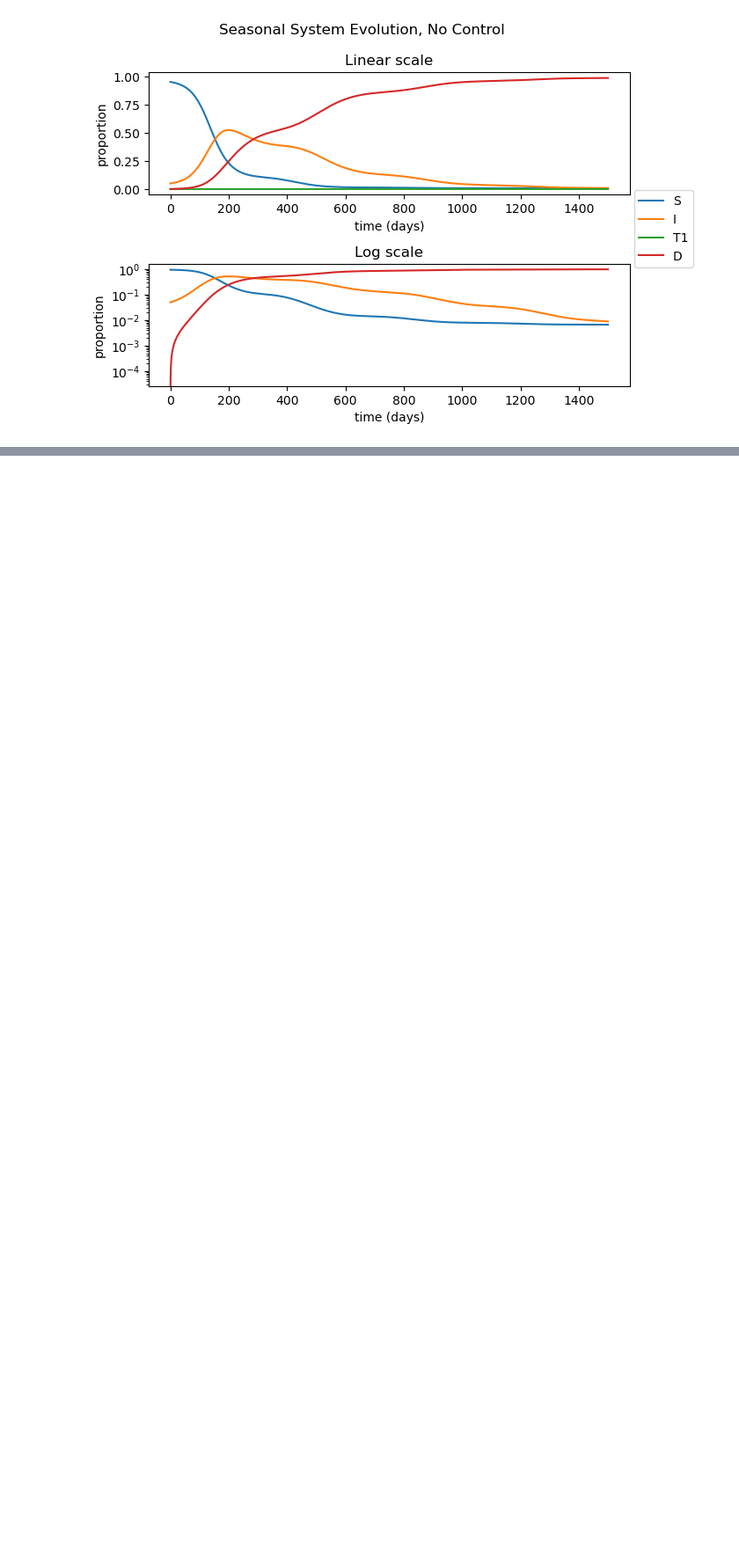
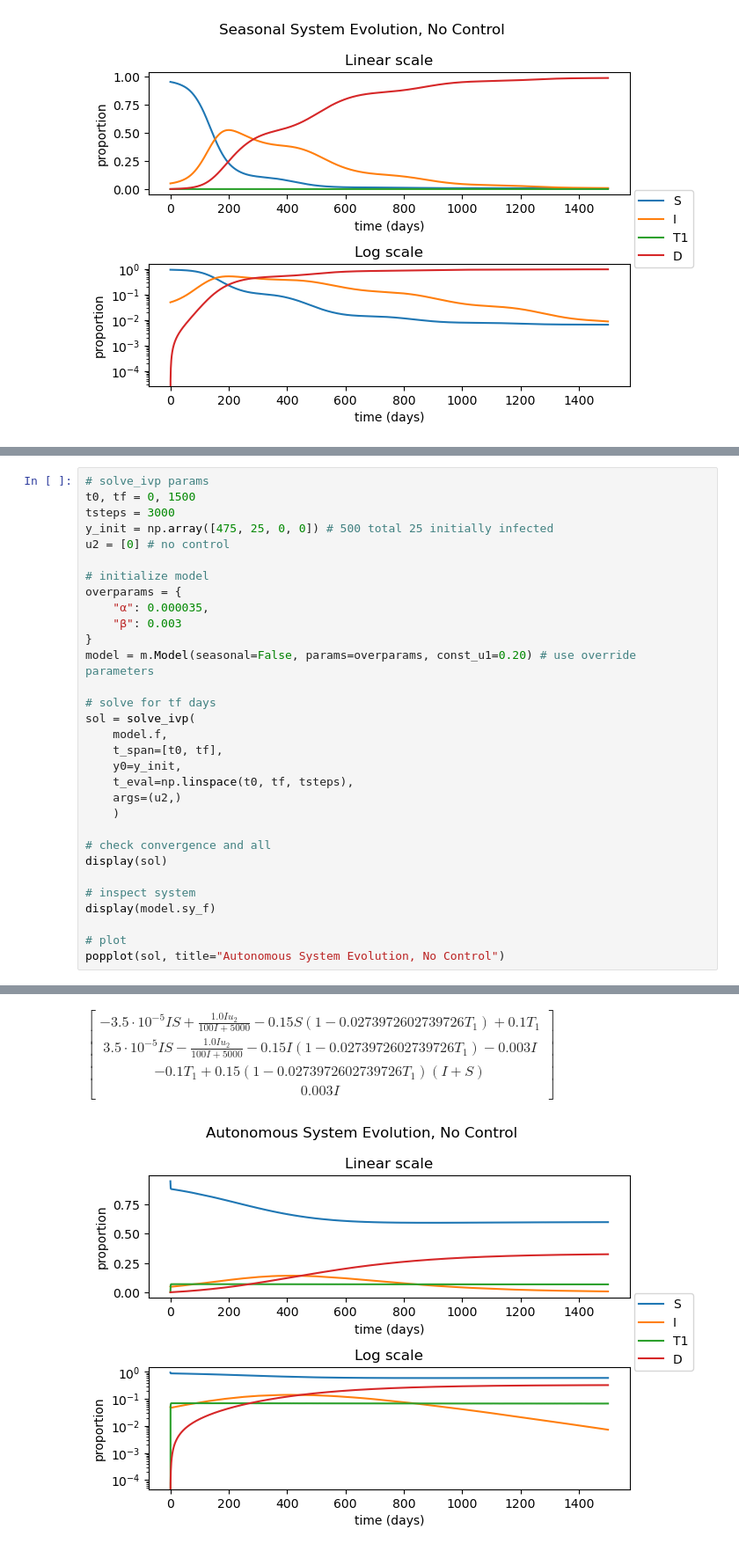
Before and after one commit to ACME-Vol4-Project1/save-axolotls-control, a Jupyter notebook: test_model.ipynb, the cells around one changed output, grey strips where cells are left out. Shown at 88% size. Cells and saved outputs as stored; diff of their text form; blank space fills up the shorter version.

Commit message:
feat: model 1.3.2 - add option to make u1 a constant parameter instead of a control

```diff
--- a/test_model.ipynb
+++ b/test_model.ipynb
@@ -103,0 +154,32 @@ popplot(sol, title="Seasonal System Evolution, No Control")
+# %%
+# solve_ivp params
+t0, tf = 0, 1500
+tsteps = 3000
+y_init = np.array([475, 25, 0, 0]) # 500 total 25 initially infected
+u2 = [0] # no control
+
+# initialize model
+overparams = {
+    "α": 0.000035,
+    "β": 0.003
+}
+model = m.Model(seasonal=False, params=overparams, const_u1=0.20) # use override parameters
+
+# solve for tf days
+sol = solve_ivp(
+    model.f,
+    t_span=[t0, tf],
+    y0=y_init,
+    t_eval=np.linspace(t0, tf, tsteps),
+    args=(u2,)
+    )
+
+# check convergence and all
+display(sol)
+
+# inspect system
+display(model.sy_f)
+
+# plot
+popplot(sol, title="Autonomous System Evolution, No Control")
+# %% [output]
@@ -103,0 +200,2 @@ popplot(sol, title="Seasonal System Evolution, No Control")
+$\displaystyle \left[\begin{matrix}- 3.5 \cdot 10^{-5} I S + \frac{1.0 I u_{2}}{100 I + 5000} - 0.15 S \left(1 - 0.0273972602739726 T_{1}\right) + 0.1 T_{1}\\3.5 \cdot 10^{-5} I S - \frac{1.0 I u_{2}}{100 I + 5000} - 0.15 I \left(1 - 0.0273972602739726 T_{1}\right) - 0.003 I\\- 0.1 T_{1} + 0.15 \left(1 - 0.0273972602739726 T_{1}\right) \left(I + S\right)\\0.003 I\end{matrix}\right]$
+[figure, added]
```
Also changed, not shown: parts of 3 cells of this notebook, 3 other files.
